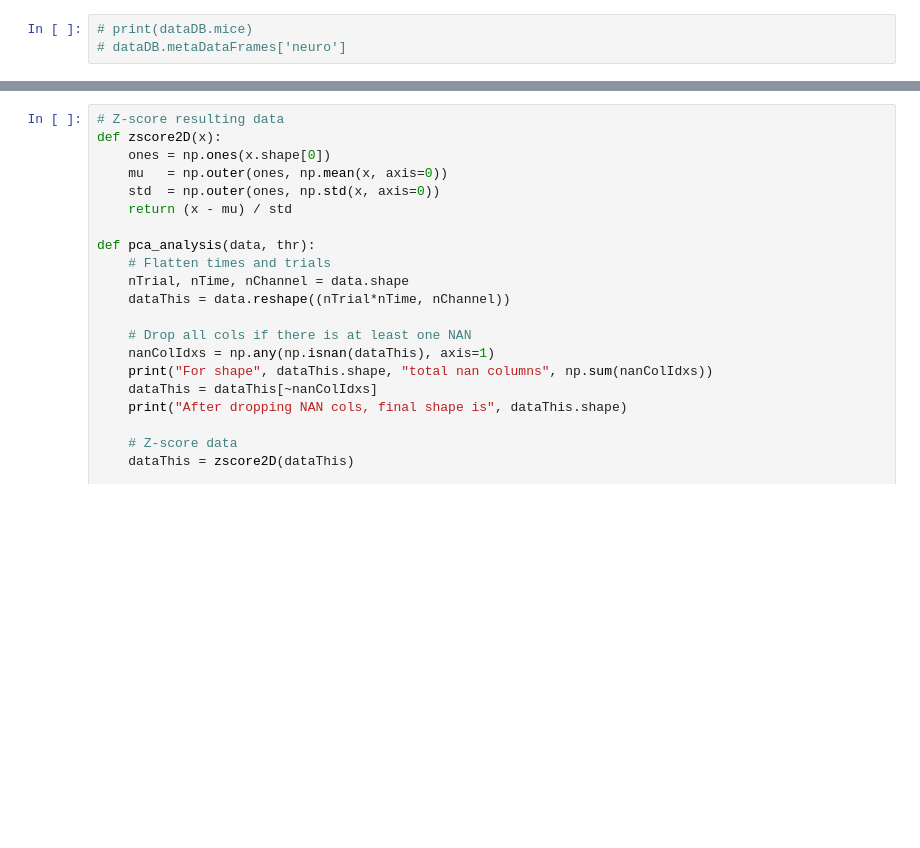
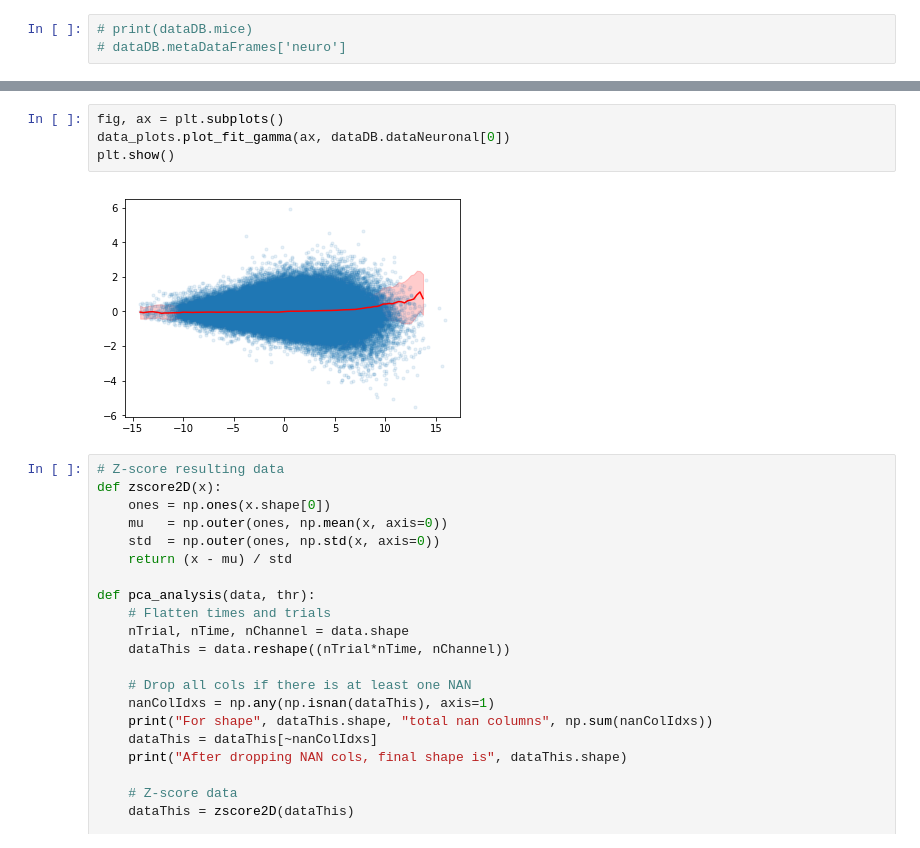
Before and after one commit to aleksejs-fomins/mesoscopic-functional-connectivity, a Jupyter notebook: codes/analysis_real/yasir_result/analysis-neural.ipynb, the cells around one changed output, grey strips where cells are left out. Saved outputs shown, nothing was run; the diff lists cells and outputs as text; blank space fills up the shorter version.

```diff
--- a/codes/analysis_real/yasir_result/analysis-neural.ipynb
+++ b/codes/analysis_real/yasir_result/analysis-neural.ipynb
@@ -61,3 +81,9 @@ len(dataDB.dataNeuronal)
+# %%
+fig, ax = plt.subplots()
+data_plots.plot_fit_gamma(ax, dataDB.dataNeuronal[0])
+plt.show()
+# %% [output]
+[figure, added]
 # %%
 # Z-score resulting data
 def zscore2D(x):
```
Also changed, not shown: parts of 7 cells of this notebook, 2 other files.
